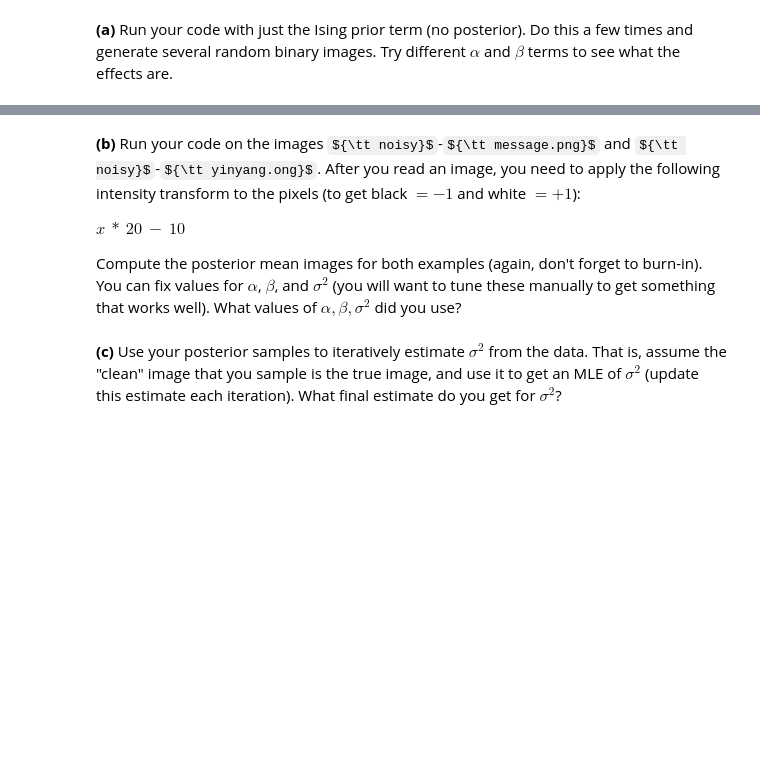
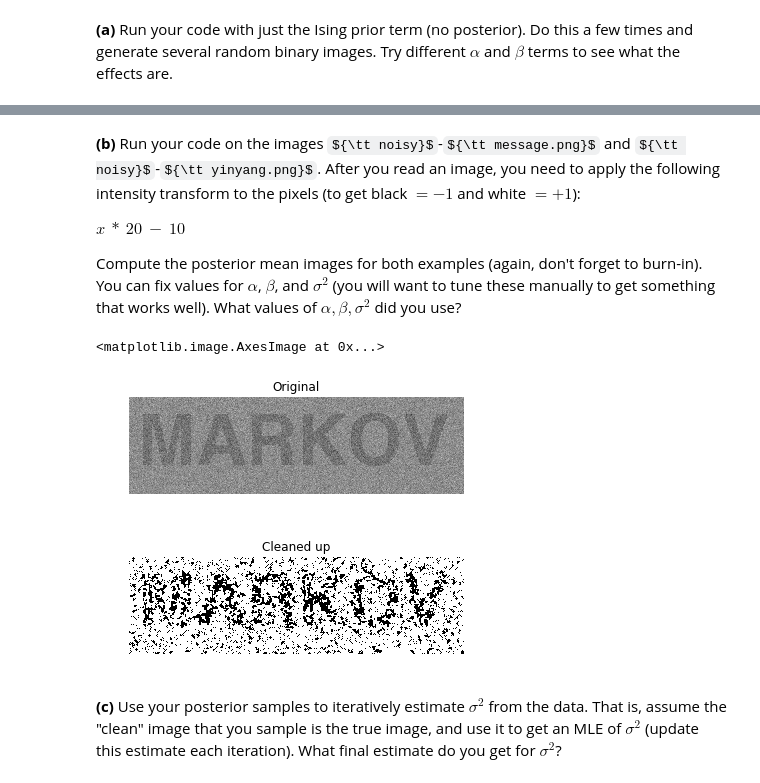
Before and after one commit to jspitkin/spring2018, a Jupyter notebook: pm/hw3/hw3.ipynb, the cells around one changed output, grey strips where cells are left out. Drawn from its saved outputs; the diff is of its cells as text; code cells hidden in the pictures; some formulas as TeX source; blank space fills up the shorter version.

```diff
--- a/pm/hw3/hw3.ipynb
+++ b/pm/hw3/hw3.ipynb
@@ -175,5 +142,5 @@ plt.show()
 # %% [markdown]
-**(b)** Run your code on the images ${\tt noisy}$-${\tt message.png}$ and ${\tt noisy}$-${\tt yinyang.ong}$. After you read an image, you need to apply the following intensity transform to the pixels (to get black $= -1$ and white $= +1$):
+**(b)** Run your code on the images ${\tt noisy}$-${\tt message.png}$ and ${\tt noisy}$-${\tt yinyang.png}$. After you read an image, you need to apply the following intensity transform to the pixels (to get black $= -1$ and white $= +1$):
 
 $x \ * \ 20 \ - \ 10$
 
@@ -183,3 +148,80 @@ Compute the posterior mean images for both examples (again, don't forget to burn
+# %%
+# Don't forget to load in helper methods in the first code block
+from PIL import Image
+
+def energy(alpha, beta, sigma, x, X, Y, row, col, width, height):
+    energy = -1 * alpha * x
+    for n in get_neighbours(X, row, col, width, height):
+        energy += -1 * beta * x * n
+    energy += (1/(2*math.pow(sigma, 2))) * math.pow(x-Y[row][col], 2)
+    return energy
+
+def cond_dist(alpha, beta, sigma, X, Y, row, col, width, height):
+    prob = math.exp(-1 * energy(alpha, beta, sigma, X[row][col], X, Y, row, col, width, height))
+    normalize = math.exp(-1 * energy(alpha, beta, sigma, 1, X, Y, row, col, width, height))
+    normalize += math.exp(-1 * energy(alpha, beta, sigma, -1, X, Y, row, col, width, height))
+    return prob / normalize
+
+def generate_mean_image(alpha, beta, sigma, k, X, Y, width, height):
+    for _ in range(k):
+        for row in range(height):
+            for col in range(width):
+                if (row + col) % 2 == 0:
+                    continue
+                if random.uniform(0, 1) > cond_dist(alpha, beta, sigma, X, Y, row, col, width, height):
+                    X[row][col] = X[row][col] * -1
+        for row in range(height):
+            for col in range(width):
+                if (row + col) % 2 == 1:
+                    continue
+                if random.uniform(0, 1) > cond_dist(alpha, sigma, beta, X, Y, row, col, width, height):
+                    X[row][col] = X[row][col] * -1
+    return pixels_to_image_mapped(X, width, height)
+
+# Read in the images
+message_pixels, message_width, message_height = open_image_transform("noisy-message.png")
+message_original = Image.open("noisy-message.png", 'r').convert('RGB')
+yin_yang_pixels, yin_yang_width, yin_yang_height = open_image_transform("noisy-yinyang.png")
+yin_yang_original = Image.open("noisy-yinyang.png").convert('RGB')
+
+# Generate mean message image
+X = random_init_matrix(message_width, message_height)
+alpha = 1
+beta = 1
+sigma = 1
+k = 1
+message_mean = generate_mean_image(alpha, beta, sigma, k,
+                                   X, message_pixels, message_width, message_height)
+
+# Generate mean yinyang image
+#X = random_init_matrix(yin_yang_width, yin_yang_height)
+alpha = 1
+beta = 1
+sigma = 1
+k = 1
+#yin_yang_mean = generate_mean_image(alpha, beta, sigma, k,
+    #X, yin_yang_pixels, yin_yang_width, yin_yang_height)
+
+# Display mean images
+# Display random images
+%matplotlib inline
+plt.figure()
+plt.axis('off')
+plt.title("Original")
+plt.imshow(message_original)
+plt.figure()
+plt.axis('off')
+plt.title("Cleaned up")
+plt.imshow(message_mean)
+#plt.figure()
+#plt.axis('off')
+#plt.title("Cleaned up yin-yang")
+#plt.imshow(yin_yang_mean)
+#plt.show()
+# %% [output]
+<matplotlib.image.AxesImage at 0x...>
+[figure, added]
+[figure, added]
 # %% [markdown]
 **(c)** Use your posterior samples to iteratively estimate $\sigma^2$ from the data. That is, assume the "clean" image that you sample is the true image, and use it to get an MLE of $\sigma^2$ (update this estimate each iteration). What final estimate do you get for $\sigma^2$?
 # %%
```
Also changed, not shown: parts of 3 cells of this notebook.
